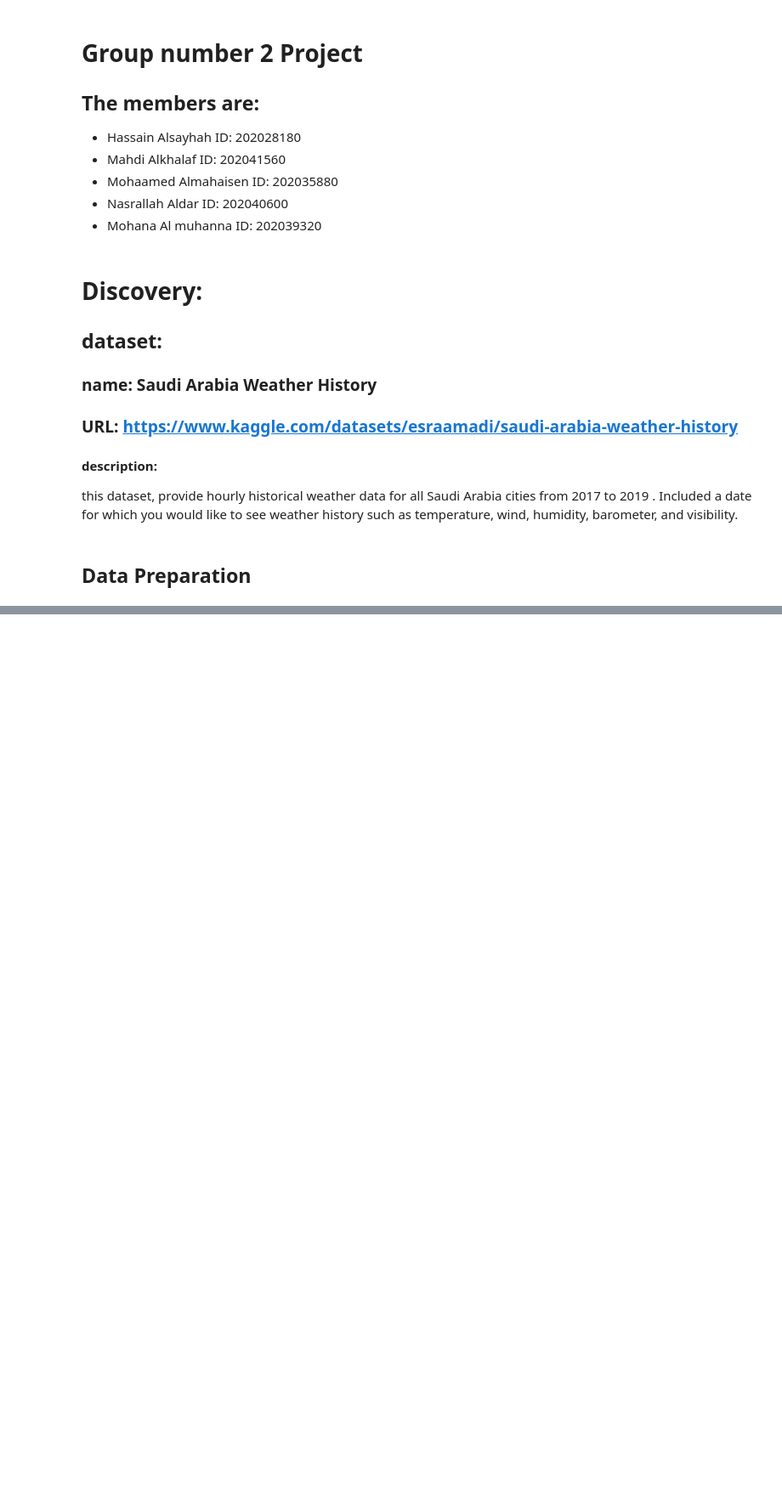
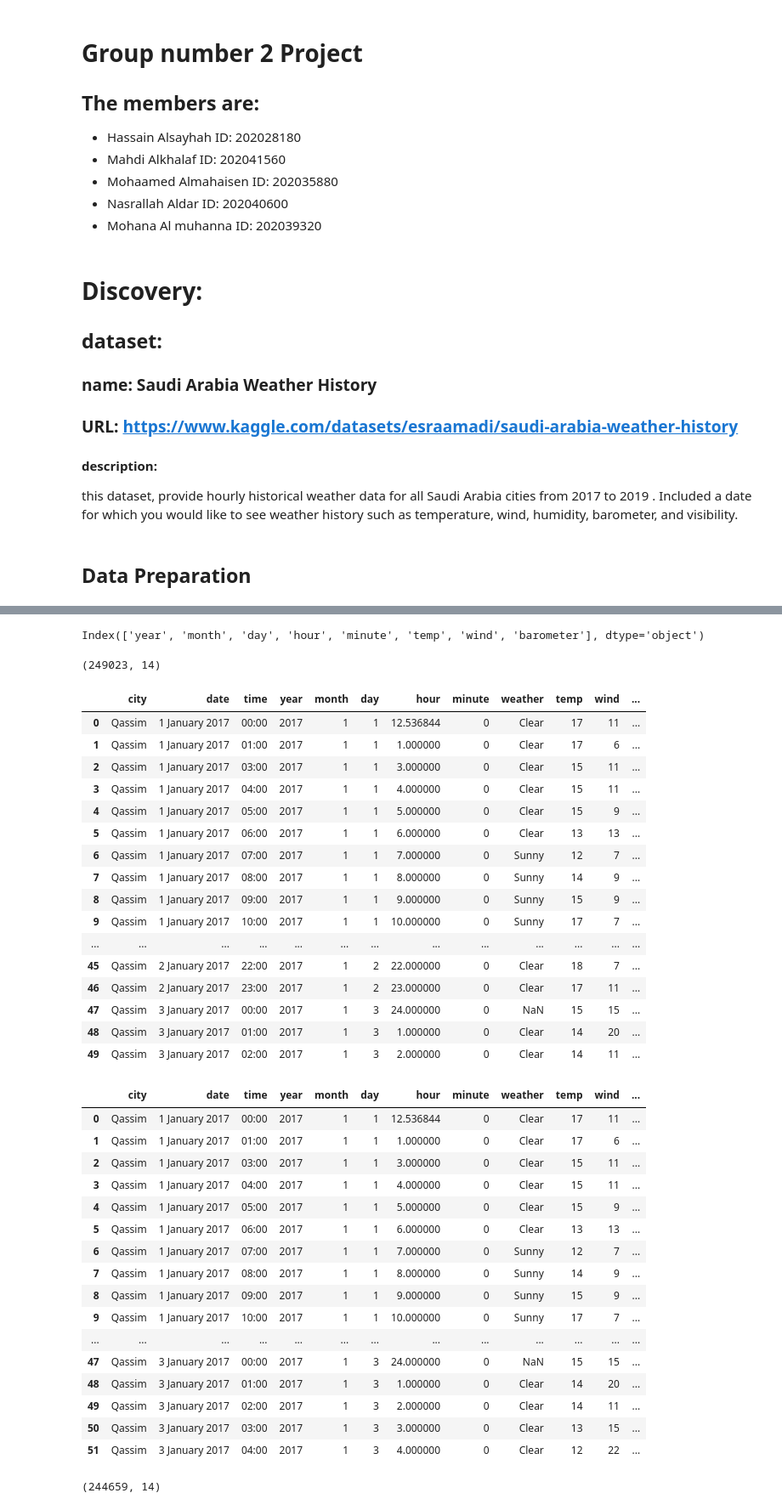
Before and after one commit to hassain-saeed28/ISE-291-Project-term-221, a Jupyter notebook: Project.ipynb, the cells around one changed output, grey strips where cells are left out. Shown: that part at 85% size. Saved outputs shown, nothing was run; the diff lists cells and outputs as text; code cells hidden in the pictures; blank space fills up the shorter version.

```diff
--- a/Project.ipynb
+++ b/Project.ipynb
@@ -134,10 +136,9 @@ Columns with NaN values are: Index([], dtype='object')
 # %%
 # remobeing the outliers
 
-import matplotlib.pyplot as plt
 
-# to remove the outlies
-def remove_outliers(df, feature):
+# to find the outlies
+def outliers(df, feature):
     Q1 = df[feature].quantile(0.25)
     Q3 = df[feature].quantile(0.75)
     IQR = Q3 - Q1
@@ -147,6 +148,63 @@ def remove_outliers(df, feature):
 
     list_of_outliers_indexes = df.index[(df[feature] < lower_bound) | (df[feature] > upper_bound)]
 
-    list_of_outliers_indexes = sorted(set(list_of_outliers_indexes))
-    df = df.drop(list,inplace=True)
-    return df
+    return list_of_outliers_indexes
+# %%
+
+# only these lables have outliers
+print(selected_cols)
+
+# shape before removing the outliers
+display(dataFrame.shape)
+
+index_list = []
+for feature in selected_cols:
+    index_list.extend(outliers(dataFrame,feature))
+
+# as an example in line 24 thier is an outlier in month
+display(dataFrame.head(50))
+dataFrame.drop(index_list,inplace=True)
+
+# now the outlier is gone and also the others
+display(dataFrame.head(50))
+
+# as a result of removing the outliers the shape of the data fram will change
+display(dataFrame.shape)
+# %% [output]
+Index(['year', 'month', 'day', 'hour', 'minute', 'temp', 'wind', 'barometer'], dtype='object')
+(249023, 14)
+|  | city | date | time | year | month | day | hour | minute | weather | temp | wind | ... |
+| 0 | Qassim | 1 January 2017 | 00:00 | 2017 | 1 | 1 | 12.536844 | 0 | Clear | 17 | 11 | ... |
+| 1 | Qassim | 1 January 2017 | 01:00 | 2017 | 1 | 1 | 1.000000 | 0 | Clear | 17 | 6 | ... |
+| 2 | Qassim | 1 January 2017 | 03:00 | 2017 | 1 | 1 | 3.000000 | 0 | Clear | 15 | 11 | ... |
+| 3 | Qassim | 1 January 2017 | 04:00 | 2017 | 1 | 1 | 4.000000 | 0 | Clear | 15 | 11 | ... |
+| 4 | Qassim | 1 January 2017 | 05:00 | 2017 | 1 | 1 | 5.000000 | 0 | Clear | 15 | 9 | ... |
+| 5 | Qassim | 1 January 2017 | 06:00 | 2017 | 1 | 1 | 6.000000 | 0 | Clear | 13 | 13 | ... |
+| 6 | Qassim | 1 January 2017 | 07:00 | 2017 | 1 | 1 | 7.000000 | 0 | Sunny | 12 | 7 | ... |
+| 7 | Qassim | 1 January 2017 | 08:00 | 2017 | 1 | 1 | 8.000000 | 0 | Sunny | 14 | 9 | ... |
+| 8 | Qassim | 1 January 2017 | 09:00 | 2017 | 1 | 1 | 9.000000 | 0 | Sunny | 15 | 9 | ... |
+| 9 | Qassim | 1 January 2017 | 10:00 | 2017 | 1 | 1 | 10.000000 | 0 | Sunny | 17 | 7 | ... |
+| ... | ... | ... | ... | ... | ... | ... | ... | ... | ... | ... | ... | ... |
+| 45 | Qassim | 2 January 2017 | 22:00 | 2017 | 1 | 2 | 22.000000 | 0 | Clear | 18 | 7 | ... |
+| 46 | Qassim | 2 January 2017 | 23:00 | 2017 | 1 | 2 | 23.000000 | 0 | Clear | 17 | 11 | ... |
+| 47 | Qassim | 3 January 2017 | 00:00 | 2017 | 1 | 3 | 24.000000 | 0 | NaN | 15 | 15 | ... |
+| 48 | Qassim | 3 January 2017 | 01:00 | 2017 | 1 | 3 | 1.000000 | 0 | Clear | 14 | 20 | ... |
+| 49 | Qassim | 3 January 2017 | 02:00 | 2017 | 1 | 3 | 2.000000 | 0 | Clear | 14 | 11 | ... |
+|  | city | date | time | year | month | day | hour | minute | weather | temp | wind | ... |
+| 0 | Qassim | 1 January 2017 | 00:00 | 2017 | 1 | 1 | 12.536844 | 0 | Clear | 17 | 11 | ... |
+| 1 | Qassim | 1 January 2017 | 01:00 | 2017 | 1 | 1 | 1.000000 | 0 | Clear | 17 | 6 | ... |
+| 2 | Qassim | 1 January 2017 | 03:00 | 2017 | 1 | 1 | 3.000000 | 0 | Clear | 15 | 11 | ... |
+| 3 | Qassim | 1 January 2017 | 04:00 | 2017 | 1 | 1 | 4.000000 | 0 | Clear | 15 | 11 | ... |
+| 4 | Qassim | 1 January 2017 | 05:00 | 2017 | 1 | 1 | 5.000000 | 0 | Clear | 15 | 9 | ... |
+| 5 | Qassim | 1 January 2017 | 06:00 | 2017 | 1 | 1 | 6.000000 | 0 | Clear | 13 | 13 | ... |
+| 6 | Qassim | 1 January 2017 | 07:00 | 2017 | 1 | 1 | 7.000000 | 0 | Sunny | 12 | 7 | ... |
+| 7 | Qassim | 1 January 2017 | 08:00 | 2017 | 1 | 1 | 8.000000 | 0 | Sunny | 14 | 9 | ... |
+| 8 | Qassim | 1 January 2017 | 09:00 | 2017 | 1 | 1 | 9.000000 | 0 | Sunny | 15 | 9 | ... |
+| 9 | Qassim | 1 January 2017 | 10:00 | 2017 | 1 | 1 | 10.000000 | 0 | Sunny | 17 | 7 | ... |
+| ... | ... | ... | ... | ... | ... | ... | ... | ... | ... | ... | ... | ... |
+| 47 | Qassim | 3 January 2017 | 00:00 | 2017 | 1 | 3 | 24.000000 | 0 | NaN | 15 | 15 | ... |
+| 48 | Qassim | 3 January 2017 | 01:00 | 2017 | 1 | 3 | 1.000000 | 0 | Clear | 14 | 20 | ... |
+| 49 | Qassim | 3 January 2017 | 02:00 | 2017 | 1 | 3 | 2.000000 | 0 | Clear | 14 | 11 | ... |
+| 50 | Qassim | 3 January 2017 | 03:00 | 2017 | 1 | 3 | 3.000000 | 0 | Clear | 13 | 15 | ... |
+| 51 | Qassim | 3 January 2017 | 04:00 | 2017 | 1 | 3 | 4.000000 | 0 | Clear | 12 | 22 | ... |
+(244659, 14)
```
Also changed, not shown: parts of 3 cells of this notebook, 1 other file.
